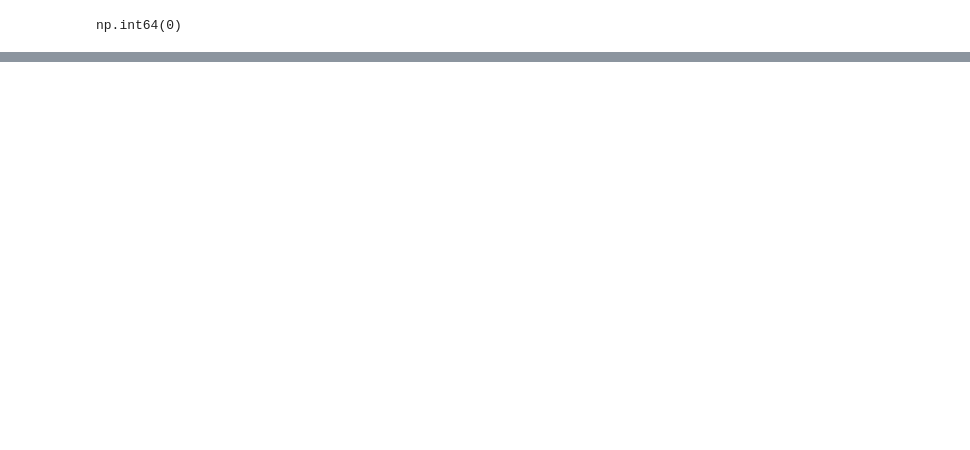
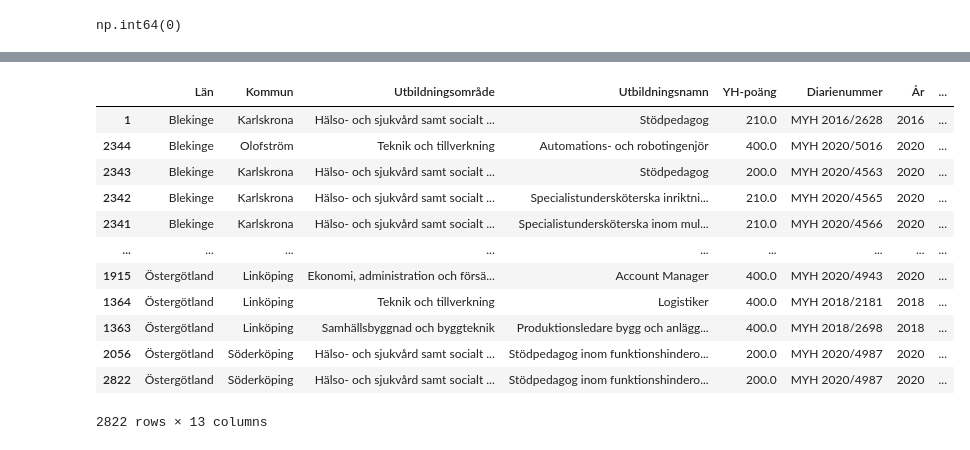
Before and after one commit to LAjoyan/EDA_Pandas, a Jupyter notebook: part_2/part_2.ipynb, the cells around one changed output, grey strips where cells are left out. Cells and saved outputs as stored; diff of their text form; code cells hidden in the pictures; blank space fills up the shorter version.

```diff
--- a/part_2/part_2.ipynb
+++ b/part_2/part_2.ipynb
@@ -419,0 +626,18 @@ df.reset_index(drop=True, inplace= True)
+# %%
+df = df.sort_values(by= 'Län')
+# %%
+df
+# %% [output]
+|  | Län | Kommun | Utbildningsområde | Utbildningsnamn | YH-poäng | Diarienummer | År | ... |
+| 1 | Blekinge | Karlskrona | Hälso- och sjukvård samt socialt ... | Stödpedagog | 210.0 | MYH 2016/2628 | 2016 | ... |
+| 2344 | Blekinge | Olofström | Teknik och tillverkning | Automations- och robotingenjör | 400.0 | MYH 2020/5016 | 2020 | ... |
+| 2343 | Blekinge | Karlskrona | Hälso- och sjukvård samt socialt ... | Stödpedagog | 200.0 | MYH 2020/4563 | 2020 | ... |
+| 2342 | Blekinge | Karlskrona | Hälso- och sjukvård samt socialt ... | Specialistundersköterska inriktni... | 210.0 | MYH 2020/4565 | 2020 | ... |
+| 2341 | Blekinge | Karlskrona | Hälso- och sjukvård samt socialt ... | Specialistundersköterska inom mul... | 210.0 | MYH 2020/4566 | 2020 | ... |
+| ... | ... | ... | ... | ... | ... | ... | ... | ... |
+| 1915 | Östergötland | Linköping | Ekonomi, administration och försä... | Account Manager | 400.0 | MYH 2020/4943 | 2020 | ... |
+| 1364 | Östergötland | Linköping | Teknik och tillverkning | Logistiker | 400.0 | MYH 2018/2181 | 2018 | ... |
+| 1363 | Östergötland | Linköping | Samhällsbyggnad och byggteknik | Produktionsledare bygg och anlägg... | 400.0 | MYH 2018/2698 | 2018 | ... |
+| 2056 | Östergötland | Söderköping | Hälso- och sjukvård samt socialt ... | Stödpedagog inom funktionshindero... | 200.0 | MYH 2020/4987 | 2020 | ... |
+| 2822 | Östergötland | Söderköping | Hälso- och sjukvård samt socialt ... | Stödpedagog inom funktionshindero... | 200.0 | MYH 2020/4987 | 2020 | ... |
+2822 rows × 13 columns
```
Also changed, not shown: parts of 32 cells of this notebook, 1 other file.
